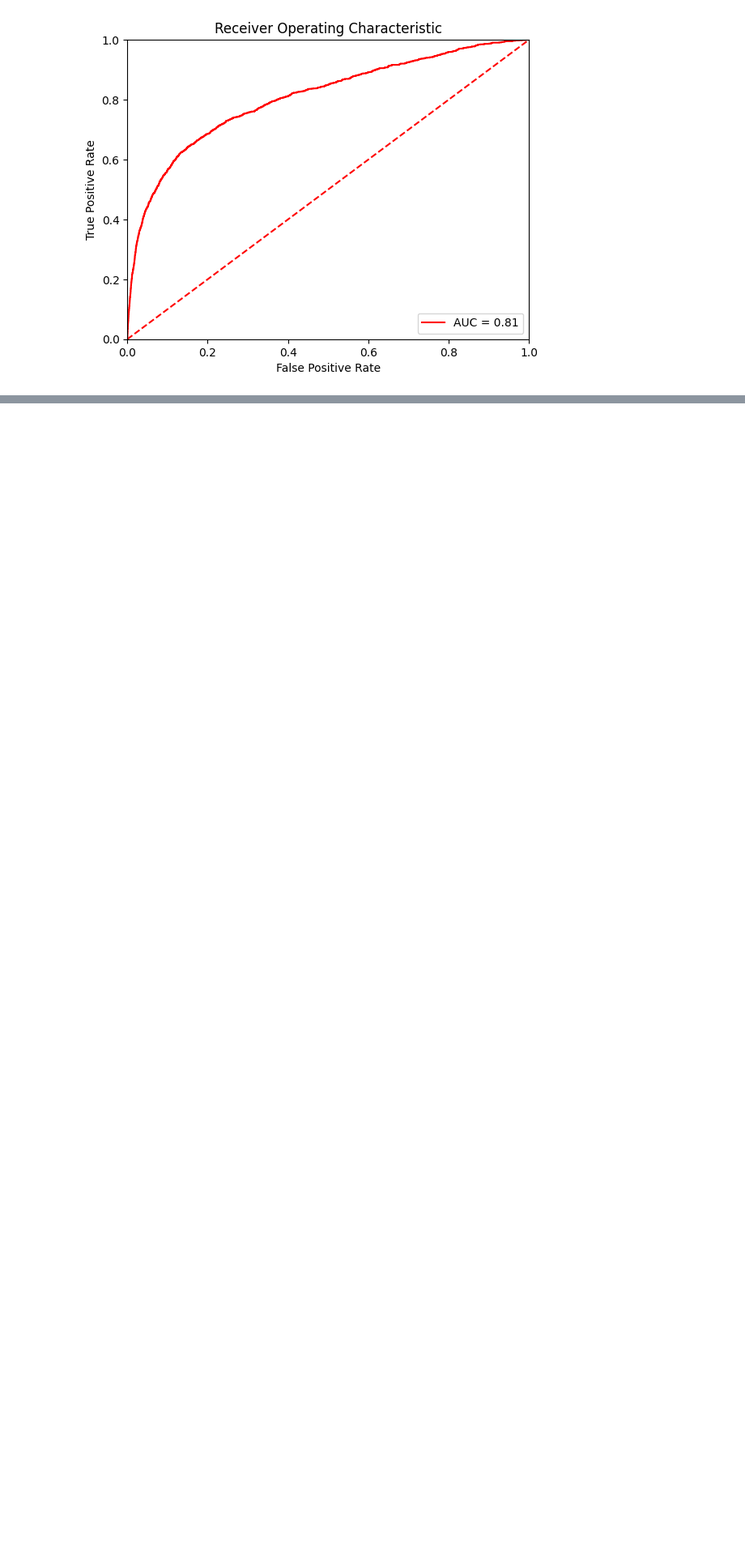
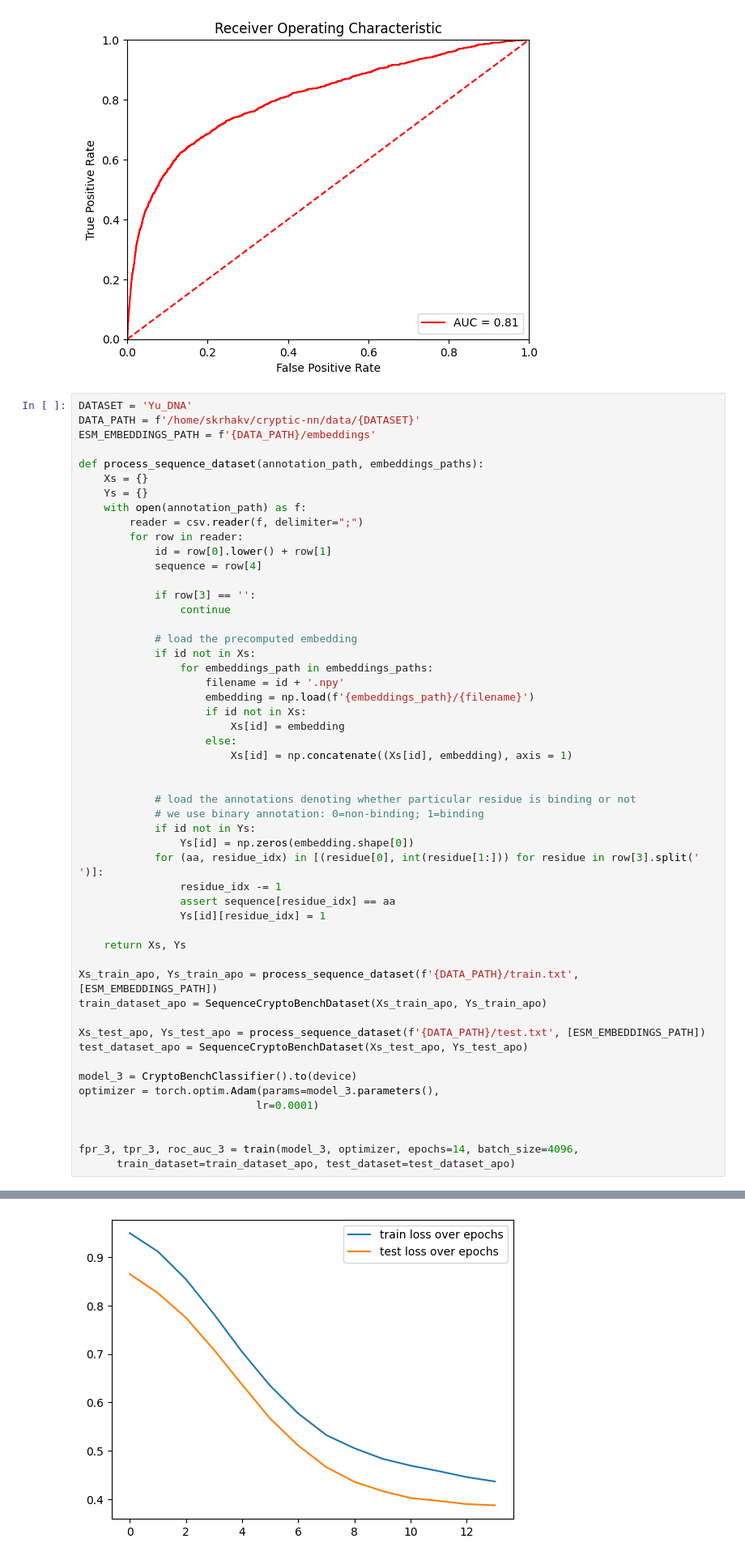
Before and after one commit to skrhakv/cryptic-finetuning, a Jupyter notebook: src/models/baseline-nn.ipynb, the cells around one changed output, grey strips where cells are left out. Shown: that part at 81% size. Saved outputs shown, nothing was run; the diff lists cells and outputs as text; blank space fills up the shorter version.

Commit message:
sanity check with YU dataset

```diff
--- a/src/models/baseline-nn.ipynb
+++ b/src/models/baseline-nn.ipynb
@@ -593,3 +593,56 @@ Epoch: 12 | Loss: 0.55046, Accuracy: 89.70% | Test loss: 0.76467, AUC: 0.8090259
 Epoch: 13 | Loss: 0.52484, Accuracy: 89.73% | Test loss: 0.77132, AUC: 0.8073505822258069, MCC: 0.25951764762299784, sum: 4208.0
 [figure]
 [figure]
+# %%
+DATASET = 'Yu_DNA'
+DATA_PATH = f'/home/skrhakv/cryptic-nn/data/{DATASET}'
+ESM_EMBEDDINGS_PATH = f'{DATA_PATH}/embeddings'
+
+def process_sequence_dataset(annotation_path, embeddings_paths):
+    Xs = {}
+    Ys = {}
+    with open(annotation_path) as f:
+        reader = csv.reader(f, delimiter=";")
+        for row in reader:
+            id = row[0].lower() + row[1]
+            sequence = row[4]
+
+            if row[3] == '':
+                continue
+
+            # load the precomputed embedding
+            if id not in Xs:
+                for embeddings_path in embeddings_paths:
+                    filename = id + '.npy'
+                    embedding = np.load(f'{embeddings_path}/{filename}')
+                    if id not in Xs:
+                        Xs[id] = embedding
+                    else:
+                        Xs[id] = np.concatenate((Xs[id], embedding), axis = 1)
+
+
+            # load the annotations denoting whether particular residue is binding or not
+            # we use binary annotation: 0=non-binding; 1=binding
+            if id not in Ys:
+                Ys[id] = np.zeros(embedding.shape[0])
+            for (aa, residue_idx) in [(residue[0], int(residue[1:])) for residue in row[3].split(' ')]:
+                residue_idx -= 1
+                assert sequence[residue_idx] == aa
+                Ys[id][residue_idx] = 1
+
+    return Xs, Ys
+
+Xs_train_apo, Ys_train_apo = process_sequence_dataset(f'{DATA_PATH}/train.txt', [ESM_EMBEDDINGS_PATH])
+train_dataset_apo = SequenceCryptoBenchDataset(Xs_train_apo, Ys_train_apo)
+
+Xs_test_apo, Ys_test_apo = process_sequence_dataset(f'{DATA_PATH}/test.txt', [ESM_EMBEDDINGS_PATH])
+test_dataset_apo = SequenceCryptoBenchDataset(Xs_test_apo, Ys_test_apo)
+
+model_3 = CryptoBenchClassifier().to(device)
+optimizer = torch.optim.Adam(params=model_3.parameters(),
+                            lr=0.0001)
+
+
+fpr_3, tpr_3, roc_auc_3 = train(model_3, optimizer, epochs=14, batch_size=4096,
+      train_dataset=train_dataset_apo, test_dataset=test_dataset_apo)
+# %% [output]
@@ -595,0 +668 @@ Epoch: 13 | Loss: 0.52484, Accuracy: 89.73% | Test loss: 0.77132, AUC: 0.8073505
+[figure, added]
```
Also changed, not shown: parts of 1 cell of this notebook, 1 other file.
